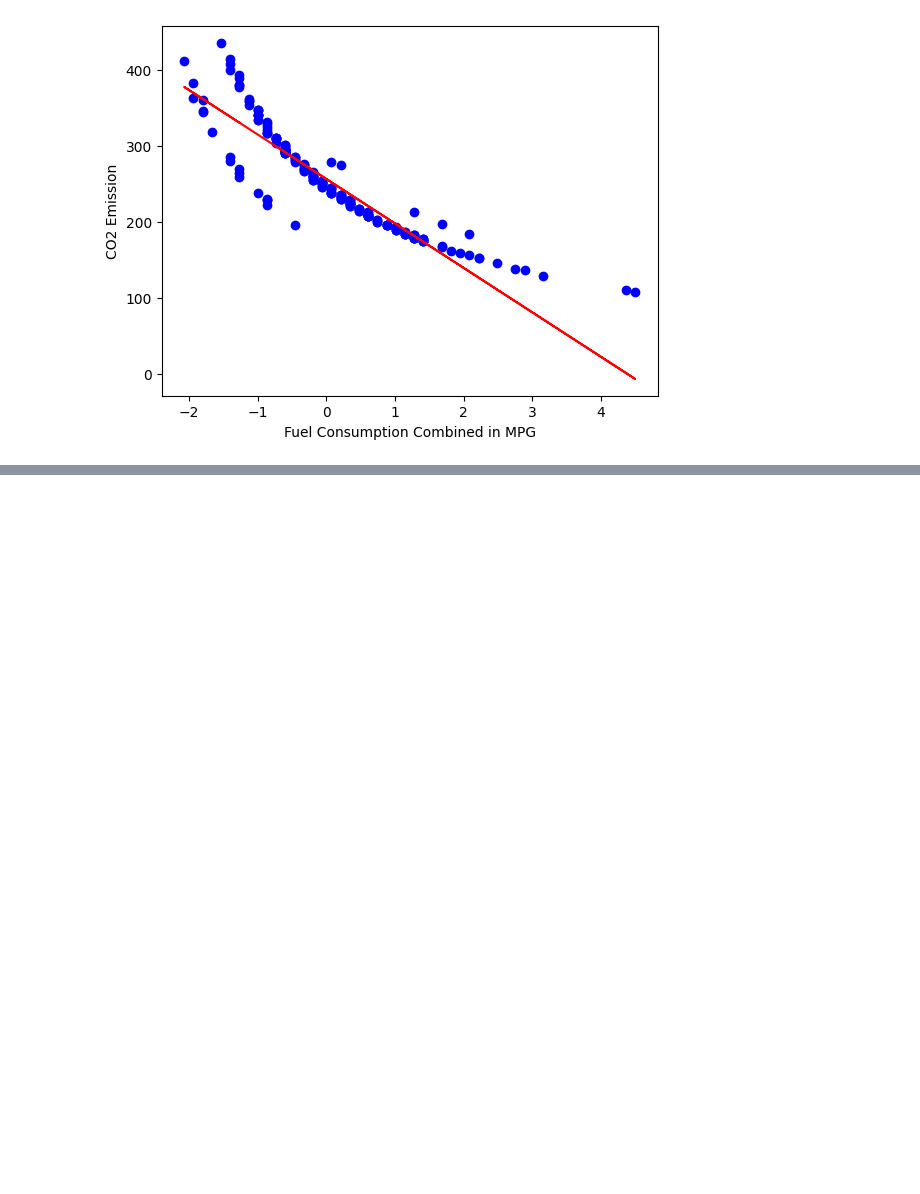
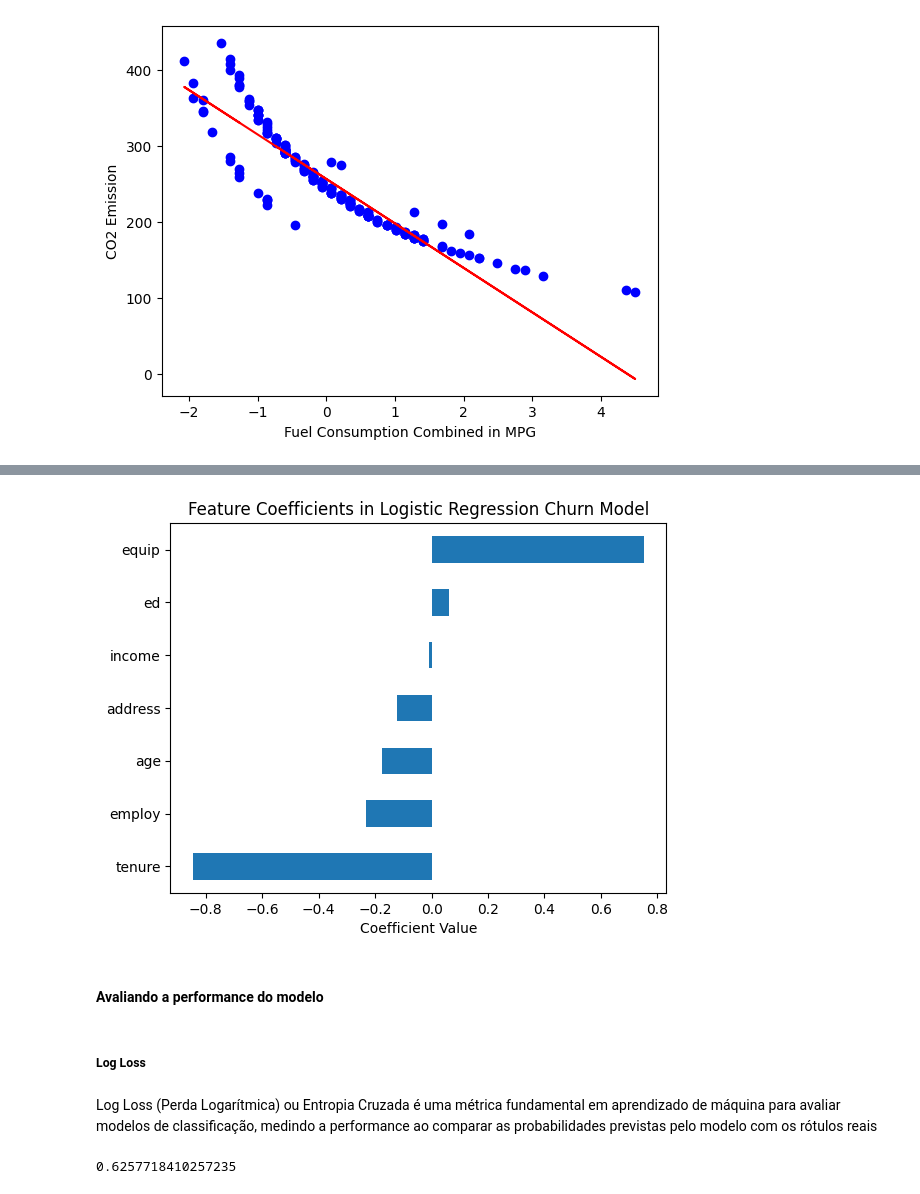
Before and after one commit to henriqueluza/fundamentos-python-data-science, a Jupyter notebook: Machine-Learning.ipynb, the cells around one changed output, grey strips where cells are left out. Saved outputs shown, nothing was run; the diff lists cells and outputs as text; code cells hidden in the pictures; blank space fills up the shorter version.

```diff
--- a/Machine-Learning.ipynb
+++ b/Machine-Learning.ipynb
@@ -389,0 +548,5 @@ Text(0, 0.5, 'CO2 Emission')
+# %%
+X = np.asarray(churn_df[['tenure', 'age', 'address', 'income', 'ed', 'employ', 'equip']])
+y = np.asarray(churn_df['churn'])
+
+X[0:5]
@@ -389,0 +569,4 @@ Text(0, 0.5, 'CO2 Emission')
+# %%
+X_std = StandardScaler().fit(X).transform(X)
+
+X_std[0:5]
@@ -389,0 +586,2 @@ Text(0, 0.5, 'CO2 Emission')
+# %%
+X_train, X_test, y_train, y_test = train_test_split(X_std,y,test_size=0.2,random_state=4)
@@ -389,0 +590,5 @@ Text(0, 0.5, 'CO2 Emission')
+# %%
+LR = LogisticRegression().fit(X_train, y_train)
+
+yhat = LR.predict(X_test)
+yhat[:10]
@@ -389,0 +611,18 @@ Text(0, 0.5, 'CO2 Emission')
+# %%
+coefficients = pd.Series(LR.coef_[0], index=churn_df.columns[:-1])
+coefficients.sort_values().plot(kind='barh')
+plt.title("Feature Coefficients in Logistic Regression Churn Model")
+plt.xlabel("Coefficient Value")
+plt.show()
+# %% [output]
+[figure, added]
+# %% [markdown]
+#### Avaliando a performance do modelo
+# %% [markdown]
+<h5>Log Loss</h5>
+# %% [markdown]
+Log Loss (Perda Logarítmica) ou Entropia Cruzada é uma métrica fundamental em aprendizado de máquina para avaliar modelos de classificação, medindo a performance ao comparar as probabilidades previstas pelo modelo com os rótulos reais
+# %%
+log_loss(y_test, yhat_prob)
+# %% [output]
+0.6257718410257235
```
Also changed, not shown: parts of 30 cells of this notebook.
